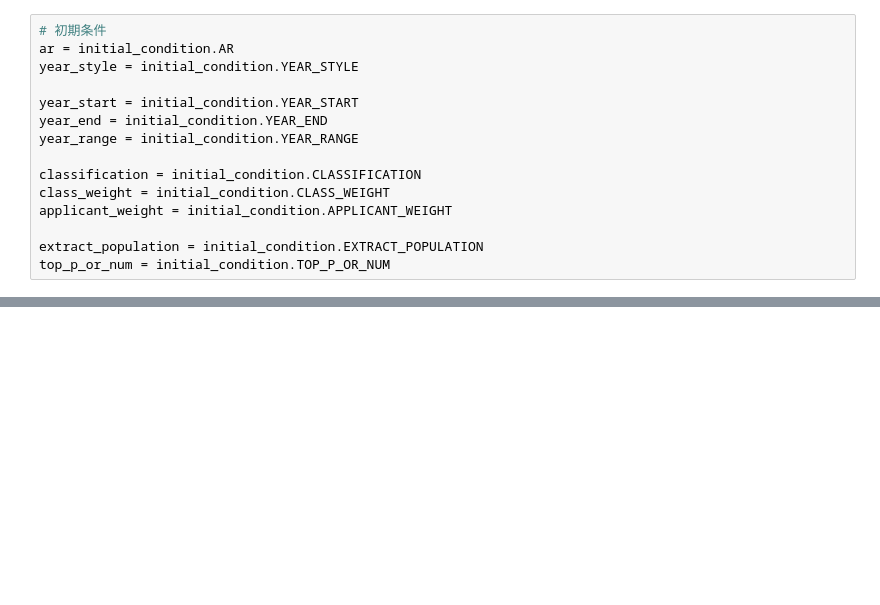
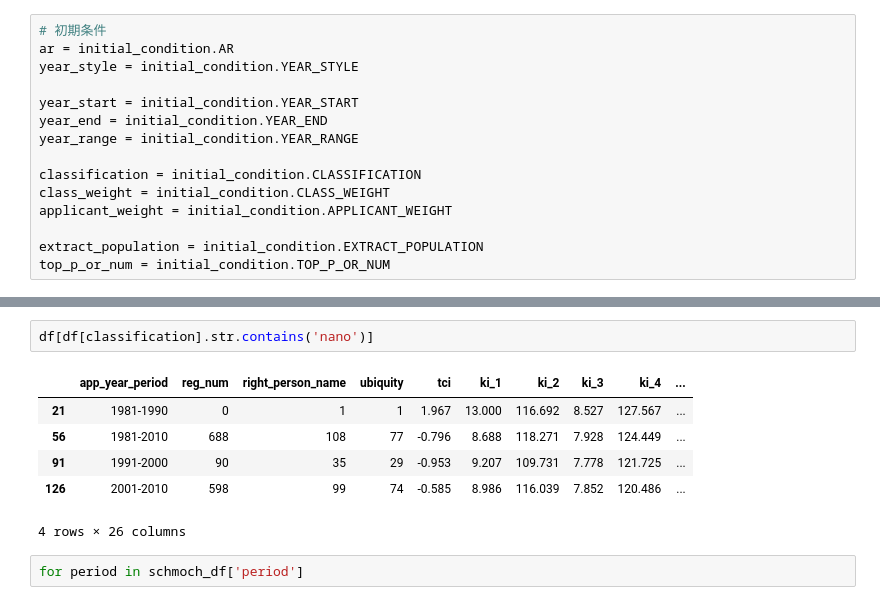
Before and after one commit to RintaroKARASHIMA/KCIinJapaneseFirms, a Jupyter notebook: notebooks/3_analysis/n5_Technology.ipynb, the cells around one changed output, grey strips where cells are left out. Drawn from its saved outputs; the diff is of its cells as text; blank space fills up the shorter version.

```diff
--- a/notebooks/3_analysis/n5_Technology.ipynb
+++ b/notebooks/3_analysis/n5_Technology.ipynb
@@ -56,3 +71,14 @@ df
+# %%
+df[df[classification].str.contains('nano')]
+# %% [output]
+|  | app_year_period | reg_num | right_person_name | ubiquity | tci | ki_1 | ki_2 | ki_3 | ki_4 | ... |
+| 21 | 1981-1990 | 0 | 1 | 1 | 1.967 | 13.000 | 116.692 | 8.527 | 127.567 | ... |
+| 56 | 1981-2010 | 688 | 108 | 77 | -0.796 | 8.688 | 118.271 | 7.928 | 124.449 | ... |
+| 91 | 1991-2000 | 90 | 35 | 29 | -0.953 | 9.207 | 109.731 | 7.778 | 121.725 | ... |
+| 126 | 2001-2010 | 598 | 99 | 74 | -0.585 | 8.986 | 116.039 | 7.852 | 120.486 | ... |
+4 rows × 26 columns
+# %%
+for period in schmoch_df['period']
 # %%
 df_dict = {}
 combi_dict = {# 1: ['right_person_name', 'diversity', f'特許権者次数(=diversity，k_h0)ランキング 値が小さいものTop15の推移（出願期間：{year_start}-{year_end}年度）', True],
```
Also changed, not shown: parts of 4 cells of this notebook, 4 other files.
